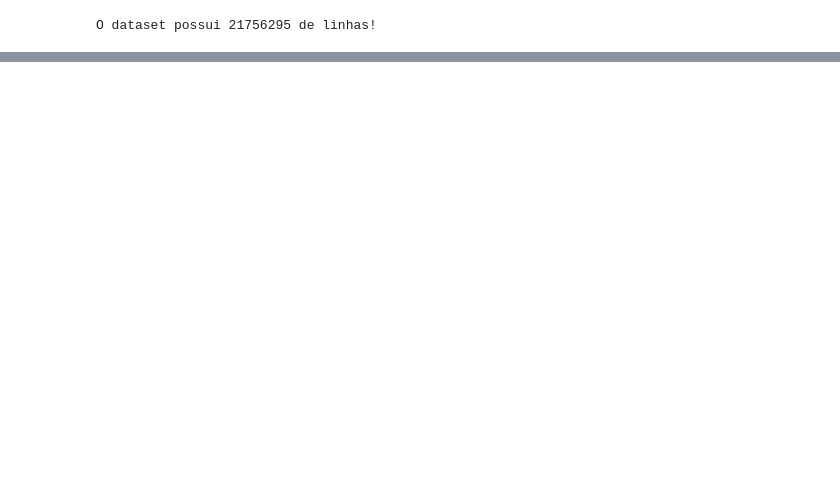
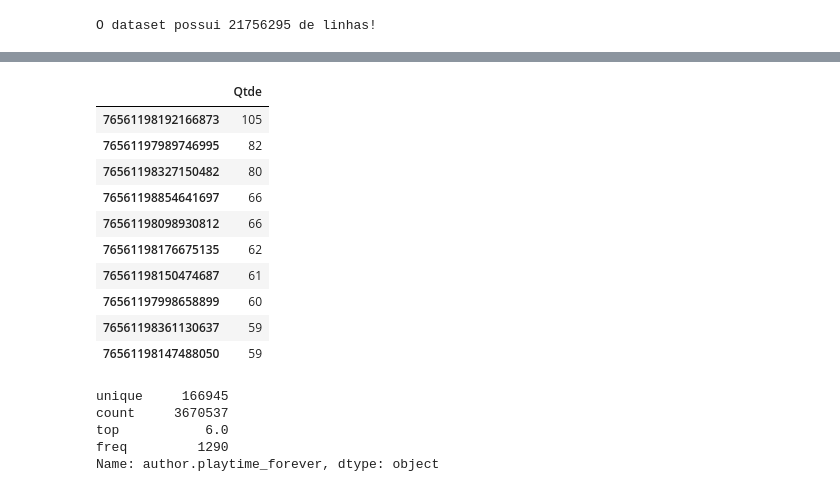
Before and after one commit to guishas/bigdata-projeto, a Jupyter notebook: Steam Reviews 2021.ipynb, the cells around one changed output, grey strips where cells are left out. Drawn from its saved outputs; the diff is of its cells as text; code cells hidden in the pictures; blank space fills up the shorter version.

```diff
--- a/Steam Reviews 2021.ipynb
+++ b/Steam Reviews 2021.ipynb
@@ -84,0 +156,27 @@ Estamos tendo muita dificuldade para limpar os dados, para essa entrega não foi
+# %%
+top_10u = top_10_users.to_frame().head(10)
+top_10u.columns = ['Qtde']
+top_10u
+# %% [output]
+|  | Qtde |
+| 76561198192166873 | 105 |
+| 76561197989746995 | 82 |
+| 76561198327150482 | 80 |
+| 76561198854641697 | 66 |
+| 76561198098930812 | 66 |
+| 76561198176675135 | 62 |
+| 76561198150474687 | 61 |
+| 76561197998658899 | 60 |
+| 76561198361130637 | 59 |
+| 76561198147488050 | 59 |
+# %%
+# Informações sobre horas totais jogadas
+
+horast = chinese["author.playtime_forever"].describe().compute()
+horast
+# %% [output]
+unique     166945
+count     3670537
+top           6.0
+freq         1290
+Name: author.playtime_forever, dtype: object
```
Also changed, not shown: parts of 15 cells of this notebook.
